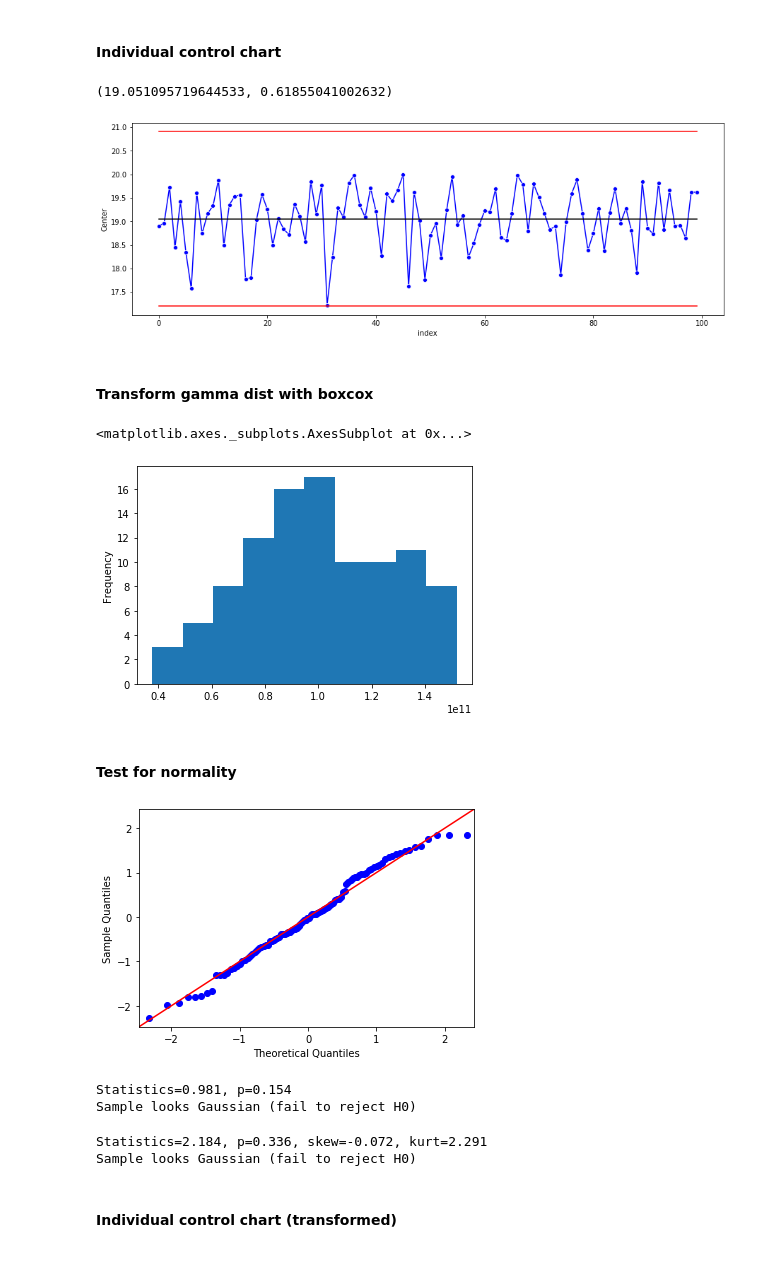
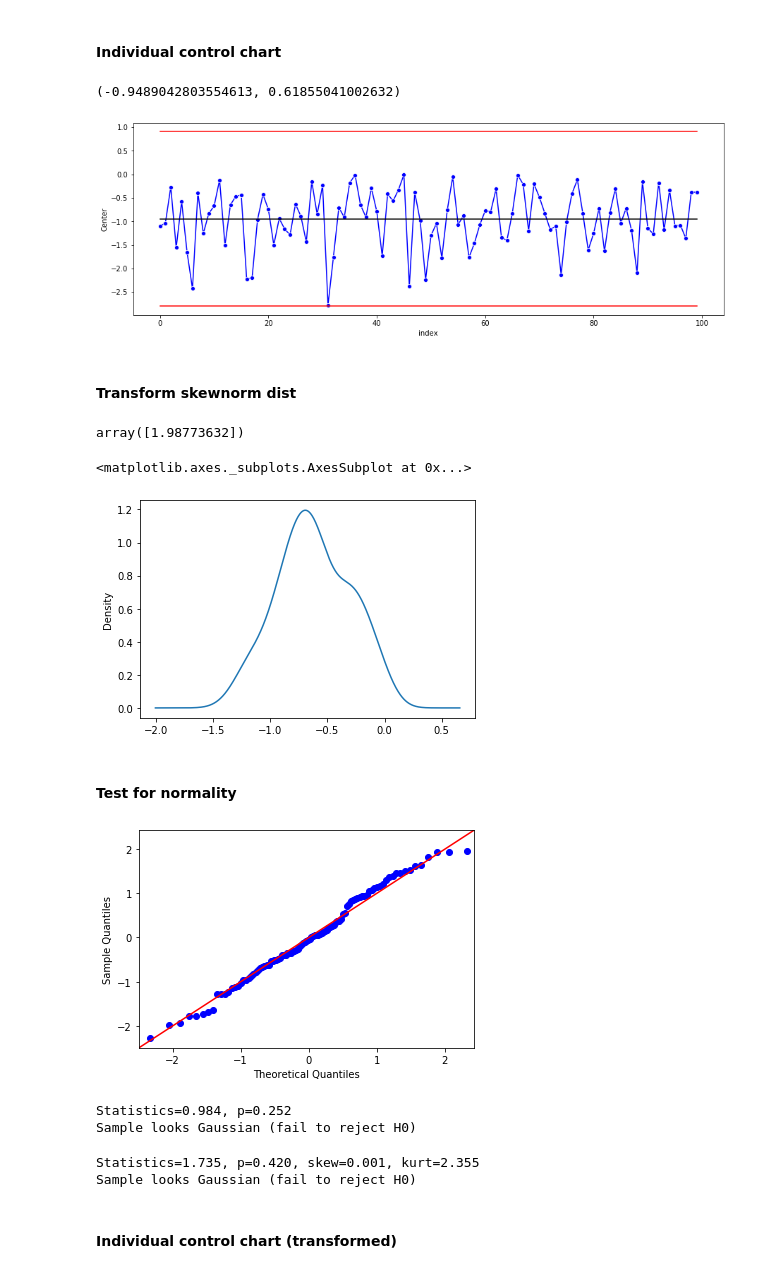
Before and after one commit to howewenann/spc_charts, a Jupyter notebook: notebooks/8.0-hwant-skew-distributions-skewnorm-left.ipynb, the cells around one changed output. Saved outputs shown, nothing was run; the diff lists cells and outputs as text; code cells hidden in the pictures.

Commit message:
updated skew distributions

```diff
--- a/notebooks/8.0-hwant-skew-distributions-skewnorm-left.ipynb
+++ b/notebooks/8.0-hwant-skew-distributions-skewnorm-left.ipynb
@@ -23,5 +25,5 @@ from statsmodels.graphics.gofplots import qqplot
 # %% [markdown]
 #### skewnorm dist
 # %%
-skewnorm_series = pd.Series(fn.gen_rv(skewnorm, args=[-50, 20], size = 100))
+skewnorm_series = pd.Series(fn.gen_rv(skewnorm, args=[-50, 0], size = 100))
 # %%
@@ -56,5 +58,5 @@ in_control_sigma = cp.estimate_sigma_from_MR(MR)
 # %%
 in_control_mean, in_control_sigma
 # %% [output]
-(19.051095719644533, 0.61855041002632)
+(-0.9489042803554613, 0.61855041002632)
 # %%
@@ -64,6 +66,6 @@ x_ind_params = x_ind_params.reset_index()
 # %%
 pf.plot_control_chart(
-    data=x_ind_params,
+    data=x_ind_params0,
     index='index',
     obs='obs',
     UCL='UCL',
@@ -76,6 +78,6 @@ pf.plot_control_chart(
     all_dates=False,
     rot=0)
 # %% [output]
-[figure, old version]
+[figure, new version]
 # %% [markdown]
-#### Transform gamma dist with boxcox
+#### Transform skewnorm dist
@@ -82,2 +90,7 @@ pf.plot_control_chart(
+# %%
+pt = PowerTransformer(method='yeo-johnson', standardize=False, copy=True)
+# pt = PowerTransformer(method='box-cox', standardize=False, copy=True)
+# %%
+pt_fitted = pt.fit(skewnorm_series.values.reshape(-1, 1))
 # %%
-skewnorm_series_transformed = pd.Series(boxcox(skewnorm_series)[0])
+skewnorm_series_transformed = pd.Series(pt_fitted.transform(skewnorm_series.values.reshape(-1, 1)).flatten())
@@ -86,24 +99,28 @@ lambda_bc = boxcox(skewnorm_series)[1]
+# %%
+lambda_bc
+# %% [output]
+array([1.98773632])
 # %%
-skewnorm_series_transformed.plot.hist()
+skewnorm_series_transformed.plot.kde()
 # %% [output]
 <matplotlib.axes._subplots.AxesSubplot at 0x...>
-[figure, old version]
+[figure, new version]
 # %% [markdown]
 #### Test for normality
 # %%
 fig = qqplot(skewnorm_series_transformed, fit=True, line='45')
 plt.show()
 # %% [output]
-[figure, old version]
+[figure, new version]
 # %%
 st.shapiro_wilks_(skewnorm_series_transformed)
 # %% [output]
-Statistics=0.981, p=0.154
+Statistics=0.984, p=0.252
 Sample looks Gaussian (fail to reject H0)
 # %%
 st.jarque_bera_(skewnorm_series_transformed)
 # %% [output]
-Statistics=2.184, p=0.336, skew=-0.072, kurt=2.291
+Statistics=1.735, p=0.420, skew=0.001, kurt=2.355
 Sample looks Gaussian (fail to reject H0)
 # %% [markdown]
 #### Individual control chart (transformed)
```
Also changed, not shown: parts of 12 cells of this notebook, 1 other file.
